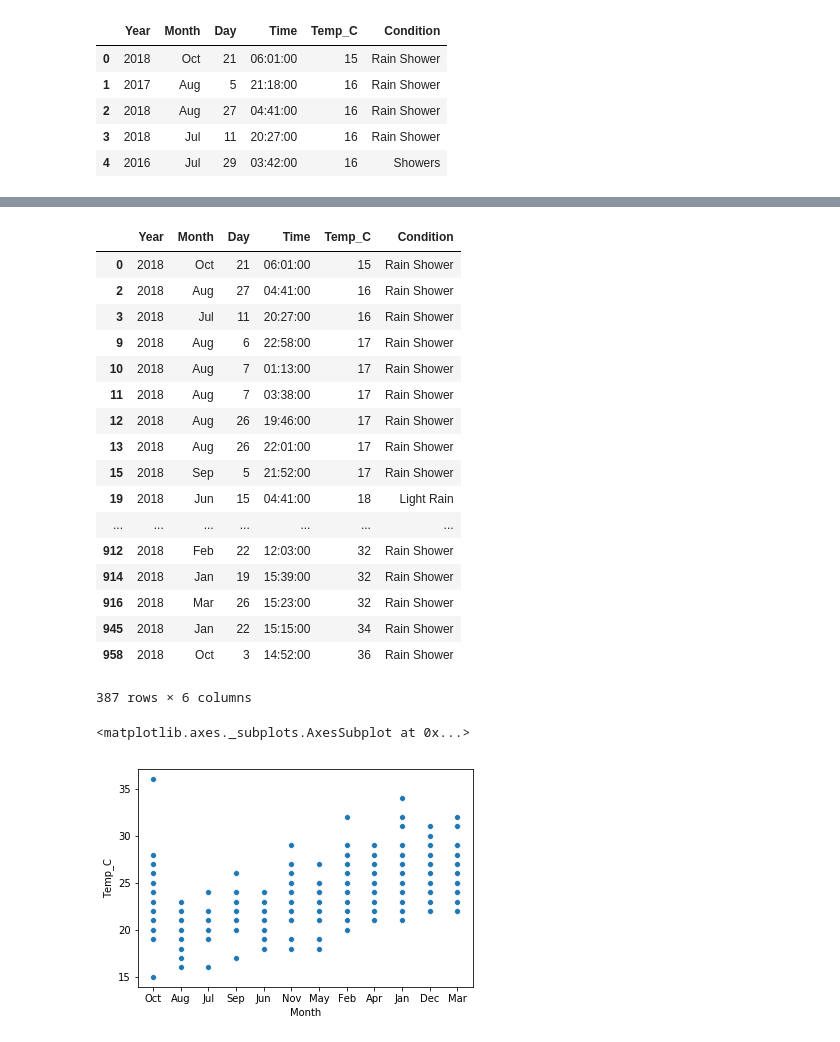
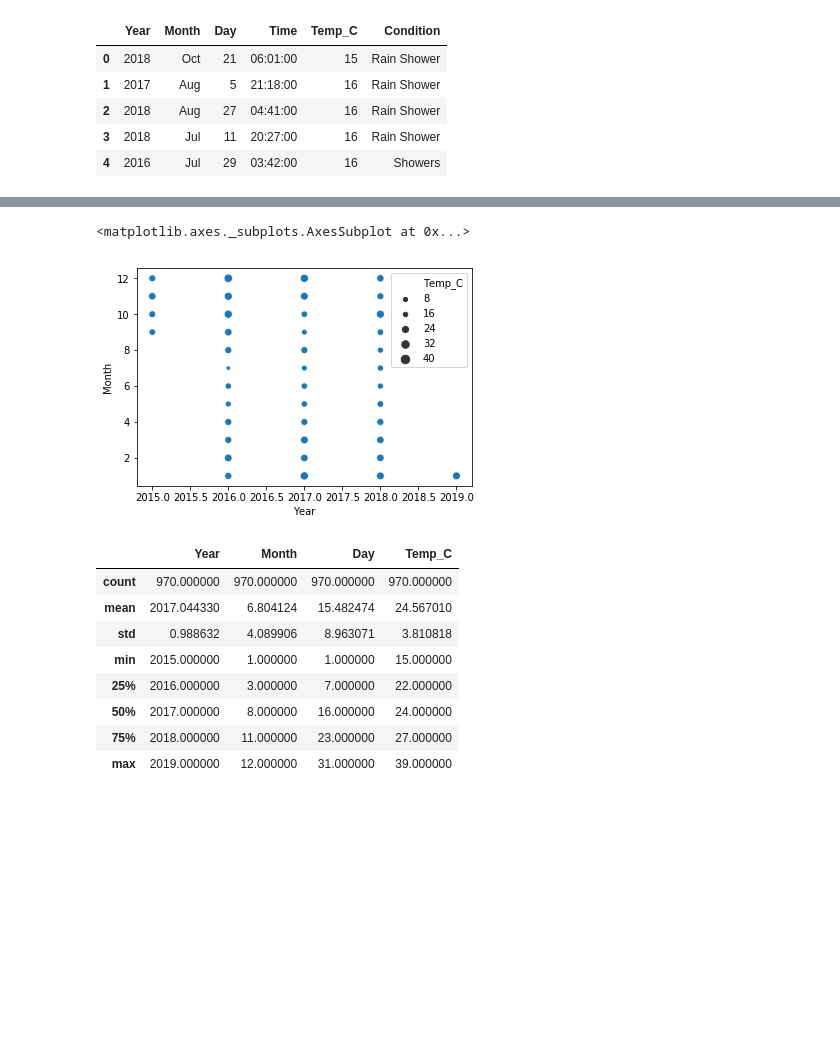
Before and after one commit to HenriqueCSJ/Python-Lessons, a Jupyter notebook: ML-Course/Paracambi/Paracambi_weather.ipynb, the cells around one changed output, grey strips where cells are left out. Drawn from its saved outputs; the diff is of its cells as text; code cells hidden in the pictures; blank space fills up the shorter version.

```diff
--- a/ML-Course/Paracambi/Paracambi_weather.ipynb
+++ b/ML-Course/Paracambi/Paracambi_weather.ipynb
@@ -109,21 +25,0 @@ df[y2019]
-# %%
-df[only_2018]
-# %% [output]
-|  | Year | Month | Day | Time | Temp_C | Condition |
-| 0 | 2018 | Oct | 21 | 06:01:00 | 15 | Rain Shower |
-| 2 | 2018 | Aug | 27 | 04:41:00 | 16 | Rain Shower |
-| 3 | 2018 | Jul | 11 | 20:27:00 | 16 | Rain Shower |
-| 9 | 2018 | Aug | 6 | 22:58:00 | 17 | Rain Shower |
-| 10 | 2018 | Aug | 7 | 01:13:00 | 17 | Rain Shower |
-| 11 | 2018 | Aug | 7 | 03:38:00 | 17 | Rain Shower |
-| 12 | 2018 | Aug | 26 | 19:46:00 | 17 | Rain Shower |
-| 13 | 2018 | Aug | 26 | 22:01:00 | 17 | Rain Shower |
-| 15 | 2018 | Sep | 5 | 21:52:00 | 17 | Rain Shower |
-| 19 | 2018 | Jun | 15 | 04:41:00 | 18 | Light Rain |
-| ... | ... | ... | ... | ... | ... | ... |
-| 912 | 2018 | Feb | 22 | 12:03:00 | 32 | Rain Shower |
-| 914 | 2018 | Jan | 19 | 15:39:00 | 32 | Rain Shower |
-| 916 | 2018 | Mar | 26 | 15:23:00 | 32 | Rain Shower |
-| 945 | 2018 | Jan | 22 | 15:15:00 | 34 | Rain Shower |
-| 958 | 2018 | Oct | 3 | 14:52:00 | 36 | Rain Shower |
-387 rows × 6 columns
@@ -132,5 +26,17 @@ y2018 = df[only_2018]
 # %%
-sns.scatterplot(x="Month", y="Temp_C", hue="" data=y2018)
+sns.scatterplot(x="Year", y="Month", data=weather, size="Temp_C")
 # %% [output]
 <matplotlib.axes._subplots.AxesSubplot at 0x...>
-[figure, old version]
+[figure, new version]
+# %%
+weather.describe()
+# %% [output]
+|  | Year | Month | Day | Temp_C |
+| count | 970.000000 | 970.000000 | 970.000000 | 970.000000 |
+| mean | 2017.044330 | 6.804124 | 15.482474 | 24.567010 |
+| std | 0.988632 | 4.089906 | 8.963071 | 3.810818 |
+| min | 2015.000000 | 1.000000 | 1.000000 | 15.000000 |
+| 25% | 2016.000000 | 3.000000 | 7.000000 | 22.000000 |
+| 50% | 2017.000000 | 8.000000 | 16.000000 | 24.000000 |
+| 75% | 2018.000000 | 11.000000 | 23.000000 | 27.000000 |
+| max | 2019.000000 | 12.000000 | 31.000000 | 39.000000 |
```
Also changed, not shown: parts of 18 cells of this notebook, 2 other files.
